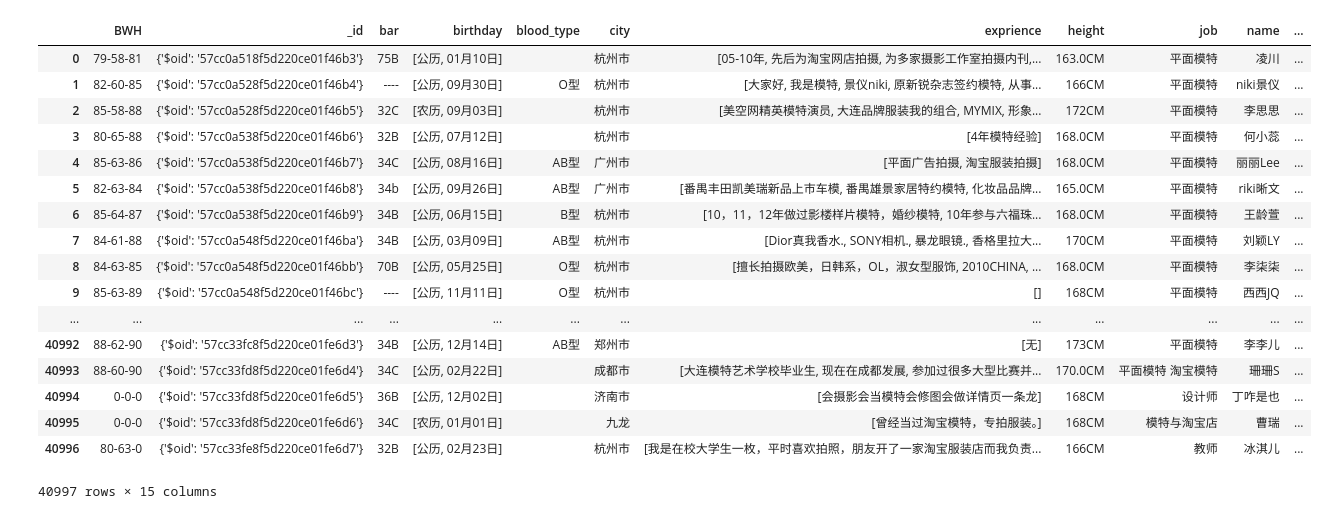
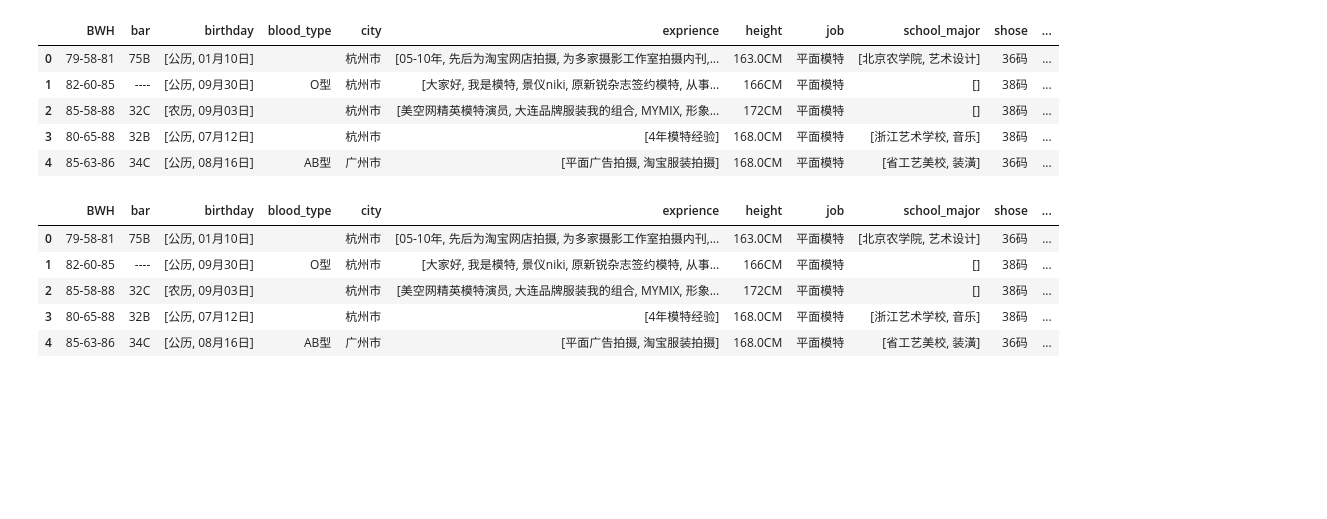
Before and after one commit to a625687551/Data-Analysis-Study, a Jupyter notebook: TaoNvlang/model-process.ipynb, the cells around one changed output. Drawn from its saved outputs; the diff is of its cells as text; code cells hidden in the pictures; blank space fills up the shorter version.

```diff
--- a/TaoNvlang/model-process.ipynb
+++ b/TaoNvlang/model-process.ipynb
@@ -9,4 +12,5 @@ pwd
 # %%
-path='E:/DataAnalysis/淘女郎/model.json'
+path='model.json'
 db=[json.loads(line) for line in open(path,encoding='utf-8')]
 #db=json.load(open(path,encoding='utf-8'))
+len(db)
@@ -37,23 +19,27 @@ db[0]
 # %%
 df=pd.DataFrame(db)
+# %%
+df=df.drop(['_id','userId','name'],axis=1)
+# %%
+df.head(5)
+# %% [output]
+|  | BWH | bar | birthday | blood_type | city | exprience | height | job | school_major | shose | ... |
+| 0 | 79-58-81 | 75B | [公历, 01月10日] |  | 杭州市 | [05-10年, 先后为淘宝网店拍摄, 为多家摄影工作室拍摄内刊,... | 163.0CM | 平面模特 | [北京农学院, 艺术设计] | 36码 | ... |
+| 1 | 82-60-85 | ---- | [公历, 09月30日] | O型 | 杭州市 | [大家好, 我是模特, 景仪niki, 原新锐杂志签约模特, 从事... | 166CM | 平面模特 | [] | 38码 | ... |
+| 2 | 85-58-88 | 32C | [农历, 09月03日] |  | 杭州市 | [美空网精英模特演员, 大连品牌服装我的组合, MYMIX, 形象... | 172CM | 平面模特 | [] | 38码 | ... |
+| 3 | 80-65-88 | 32B | [公历, 07月12日] |  | 杭州市 | [4年模特经验] | 168.0CM | 平面模特 | [浙江艺术学校, 音乐] | 38码 | ... |
+| 4 | 85-63-86 | 34C | [公历, 08月16日] | AB型 | 广州市 | [平面广告拍摄, 淘宝服装拍摄] | 168.0CM | 平面模特 | [省工艺美校, 装潢] | 36码 | ... |
+# %%
+df.loc[df['bar']=='----','bar-1']=' '
+df.loc[df['bar']!='----','bar-1']=df['bar'].str.findall(r'.*?([A-Z])')
+# %%
+df['bar-1']=df['bar-1'].str[0].replace(' ','')
 # %%
-df
+df.head()
 # %% [output]
-|  | BWH | _id | bar | birthday | blood_type | city | exprience | height | job | name | ... |
-| 0 | 79-58-81 | {'$oid': '57cc0a518f5d220ce01f46b3'} | 75B | [公历, 01月10日] |  | 杭州市 | [05-10年, 先后为淘宝网店拍摄, 为多家摄影工作室拍摄内刊,... | 163.0CM | 平面模特 | 凌川 | ... |
-| 1 | 82-60-85 | {'$oid': '57cc0a528f5d220ce01f46b4'} | ---- | [公历, 09月30日] | O型 | 杭州市 | [大家好, 我是模特, 景仪niki, 原新锐杂志签约模特, 从事... | 166CM | 平面模特 | niki景仪 | ... |
-| 2 | 85-58-88 | {'$oid': '57cc0a528f5d220ce01f46b5'} | 32C | [农历, 09月03日] |  | 杭州市 | [美空网精英模特演员, 大连品牌服装我的组合, MYMIX, 形象... | 172CM | 平面模特 | 李思思 | ... |
-| 3 | 80-65-88 | {'$oid': '57cc0a538f5d220ce01f46b6'} | 32B | [公历, 07月12日] |  | 杭州市 | [4年模特经验] | 168.0CM | 平面模特 | 何小蕊 | ... |
-| 4 | 85-63-86 | {'$oid': '57cc0a538f5d220ce01f46b7'} | 34C | [公历, 08月16日] | AB型 | 广州市 | [平面广告拍摄, 淘宝服装拍摄] | 168.0CM | 平面模特 | 丽丽Lee | ... |
-| 5 | 82-63-84 | {'$oid': '57cc0a538f5d220ce01f46b8'} | 34b | [公历, 09月26日] | AB型 | 广州市 | [番禺丰田凯美瑞新品上市车模, 番禺雄景家居特约模特, 化妆品品牌... | 165.0CM | 平面模特 | riki晰文 | ... |
-| 6 | 85-64-87 | {'$oid': '57cc0a538f5d220ce01f46b9'} | 34B | [公历, 06月15日] | B型 | 杭州市 | [10，11，12年做过影楼样片模特，婚纱模特, 10年参与六福珠... | 168.0CM | 平面模特 | 王龄萱 | ... |
-| 7 | 84-61-88 | {'$oid': '57cc0a548f5d220ce01f46ba'} | 34B | [公历, 03月09日] | AB型 | 杭州市 | [Dior真我香水., SONY相机., 暴龙眼镜., 香格里拉大... | 170CM | 平面模特 | 刘颖LY | ... |
-| 8 | 84-63-85 | {'$oid': '57cc0a548f5d220ce01f46bb'} | 70B | [公历, 05月25日] | O型 | 杭州市 | [擅长拍摄欧美，日韩系，OL，淑女型服饰, 2010CHINA, ... | 168.0CM | 平面模特 | 李柒柒 | ... |
-| 9 | 85-63-89 | {'$oid': '57cc0a548f5d220ce01f46bc'} | ---- | [公历, 11月11日] | O型 | 杭州市 | [] | 168CM | 平面模特 | 西西JQ | ... |
-| ... | ... | ... | ... | ... | ... | ... | ... | ... | ... | ... | ... |
-| 40992 | 88-62-90 | {'$oid': '57cc33fc8f5d220ce01fe6d3'} | 34B | [公历, 12月14日] | AB型 | 郑州市 | [无] | 173CM | 平面模特 | 李李儿 | ... |
-| 40993 | 88-60-90 | {'$oid': '57cc33fd8f5d220ce01fe6d4'} | 34C | [公历, 02月22日] |  | 成都市 | [大连模特艺术学校毕业生, 现在在成都发展, 参加过很多大型比赛并... | 170.0CM | 平面模特 淘宝模特 | 珊珊S | ... |
-| 40994 | 0-0-0 | {'$oid': '57cc33fd8f5d220ce01fe6d5'} | 36B | [公历, 12月02日] |  | 济南市 | [会摄影会当模特会修图会做详情页一条龙] | 168CM | 设计师 | 丁咋是也 | ... |
-| 40995 | 0-0-0 | {'$oid': '57cc33fd8f5d220ce01fe6d6'} | 34C | [农历, 01月01日] |  | 九龙 | [曾经当过淘宝模特，专拍服装。] | 168CM | 模特与淘宝店 | 曹瑞 | ... |
-| 40996 | 80-63-0 | {'$oid': '57cc33fe8f5d220ce01fe6d7'} | 32B | [公历, 02月23日] |  | 杭州市 | [我是在校大学生一枚，平时喜欢拍照，朋友开了一家淘宝服装店而我负责... | 166CM | 教师 | 冰淇儿 | ... |
+|  | BWH | bar | birthday | blood_type | city | exprience | height | job | school_major | shose | ... |
+| 0 | 79-58-81 | 75B | [公历, 01月10日] |  | 杭州市 | [05-10年, 先后为淘宝网店拍摄, 为多家摄影工作室拍摄内刊,... | 163.0CM | 平面模特 | [北京农学院, 艺术设计] | 36码 | ... |
+| 1 | 82-60-85 | ---- | [公历, 09月30日] | O型 | 杭州市 | [大家好, 我是模特, 景仪niki, 原新锐杂志签约模特, 从事... | 166CM | 平面模特 | [] | 38码 | ... |
+| 2 | 85-58-88 | 32C | [农历, 09月03日] |  | 杭州市 | [美空网精英模特演员, 大连品牌服装我的组合, MYMIX, 形象... | 172CM | 平面模特 | [] | 38码 | ... |
+| 3 | 80-65-88 | 32B | [公历, 07月12日] |  | 杭州市 | [4年模特经验] | 168.0CM | 平面模特 | [浙江艺术学校, 音乐] | 38码 | ... |
+| 4 | 85-63-86 | 34C | [公历, 08月16日] | AB型 | 广州市 | [平面广告拍摄, 淘宝服装拍摄] | 168.0CM | 平面模特 | [省工艺美校, 装潢] | 36码 | ... |
-40997 rows × 15 columns
```
Also changed, not shown: parts of 15 cells of this notebook.
